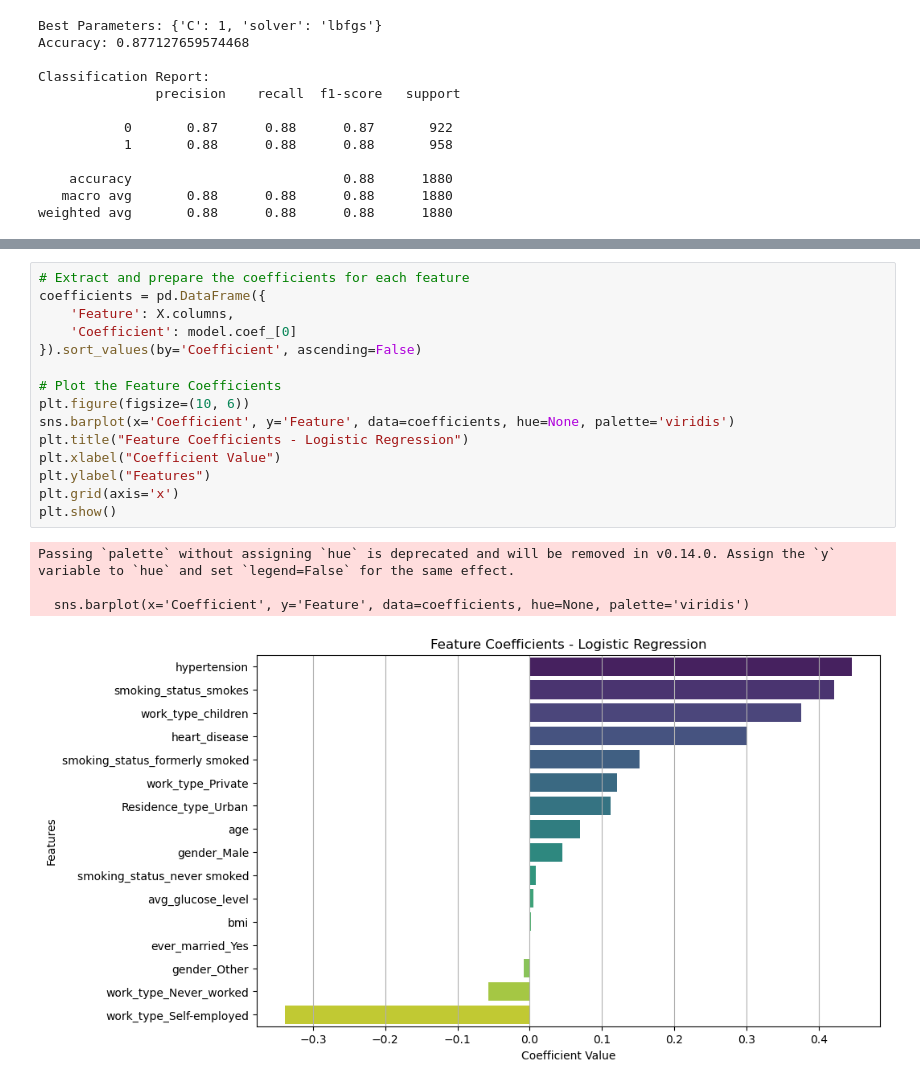
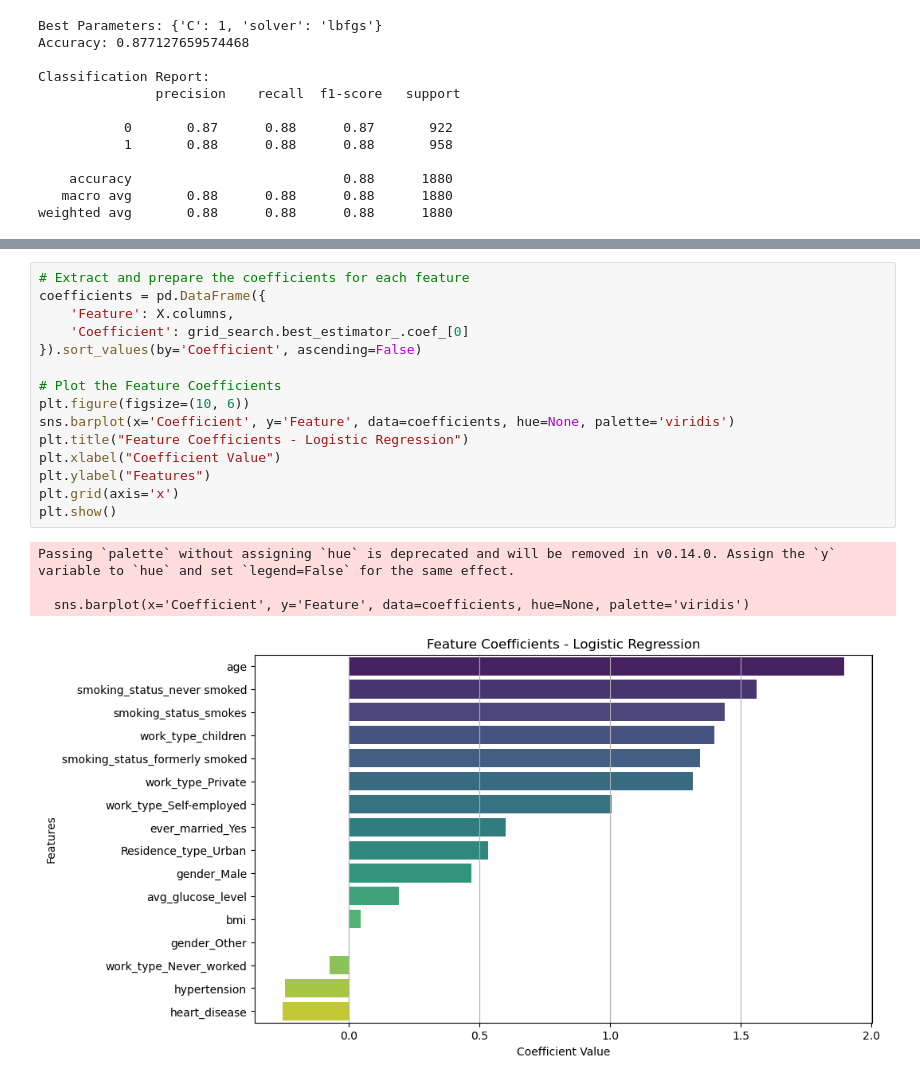
Before and after one commit to aparajita-code/Neuro_Ninjas, a Jupyter notebook: Stroke_prediction_Aya.ipynb, the cells around one changed output, grey strips where cells are left out. Cells and saved outputs as stored; diff of their text form.

```diff
--- a/Stroke_prediction_Aya.ipynb
+++ b/Stroke_prediction_Aya.ipynb
@@ -174,20 +208,20 @@ weighted avg       0.88      0.88      0.88      1880
 # %%
 # Extract and prepare the coefficients for each feature
 coefficients = pd.DataFrame({
     'Feature': X.columns,
-    'Coefficient': model.coef_[0]
+    'Coefficient': grid_search.best_estimator_.coef_[0]
 }).sort_values(by='Coefficient', ascending=False)
 
 # Plot the Feature Coefficients
 plt.figure(figsize=(10, 6))
 sns.barplot(x='Coefficient', y='Feature', data=coefficients, hue=None, palette='viridis')
 plt.title("Feature Coefficients - Logistic Regression")
 plt.xlabel("Coefficient Value")
 plt.ylabel("Features")
 plt.grid(axis='x')
 plt.show()
 # %% [output]
 Passing `palette` without assigning `hue` is deprecated and will be removed in v0.14.0. Assign the `y` variable to `hue` and set `legend=False` for the same effect.
 
   sns.barplot(x='Coefficient', y='Feature', data=coefficients, hue=None, palette='viridis')
-[figure, old version]
+[figure, new version]
```
Also changed, not shown: parts of 6 cells of this notebook, 1 other file.
